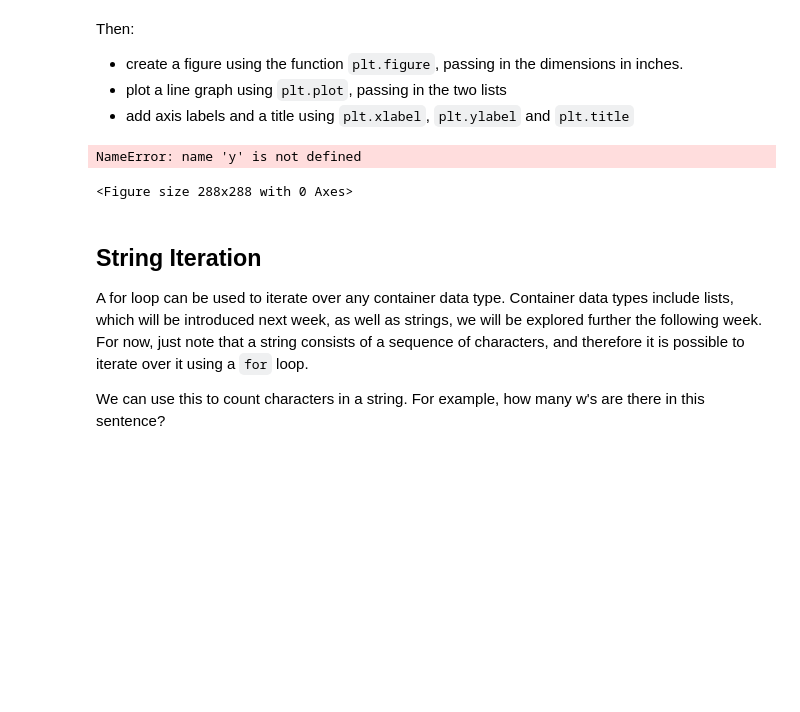
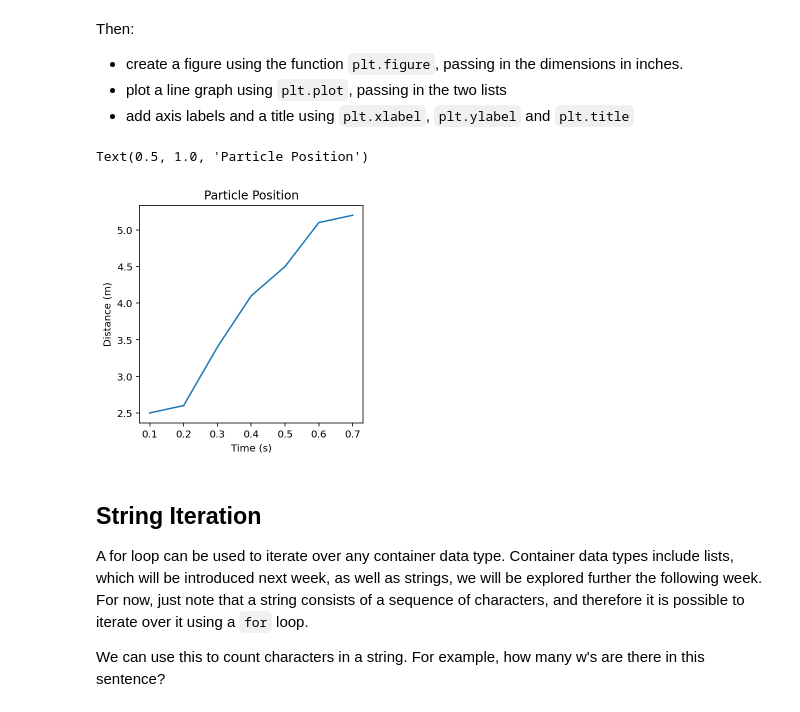
Before and after one commit to UCLNatSci/Scientific-Computing, a Jupyter notebook: book/_build/jupyter_execute/3_lists_plotting/3_lists_plotting.ipynb, the cells around one changed output. Cells and saved outputs as stored; diff of their text form; code cells hidden in the pictures; blank space fills up the shorter version.

```diff
--- a/book/_build/jupyter_execute/3_lists_plotting/3_lists_plotting.ipynb
+++ b/book/_build/jupyter_execute/3_lists_plotting/3_lists_plotting.ipynb
@@ -124,13 +170,13 @@ Then:
 - add axis labels and a title using `plt.xlabel`, `plt.ylabel` and `plt.title`
 # %%
 plt.figure(figsize=(4,4)) # create figure of size 4 by 4 inches
-plt.plot(x, y) # plot a line graph
+plt.plot(time, dis) # plot a line graph
 plt.xlabel("Time (s)") # add an x-axis label
 plt.ylabel("Distance (m)") # add a y-axis label
 plt.title("Particle Position") # add a figure title
 # %% [output]
-NameError: name 'y' is not defined
+Text(0.5, 1.0, 'Particle Position')
-<Figure size 288x288 with 0 Axes>
+[figure, added]
 # %% [markdown]
 ## String Iteration
 A for loop can be used to iterate over any container data type. Container data types include lists, which will be introduced next week, as well as strings, we will be explored further the following week. For now, just note that a string consists of a sequence of characters, and therefore it is possible to iterate over it using a `for` loop.
```
Also changed, not shown: parts of 5 cells of this notebook, 46 other files.
